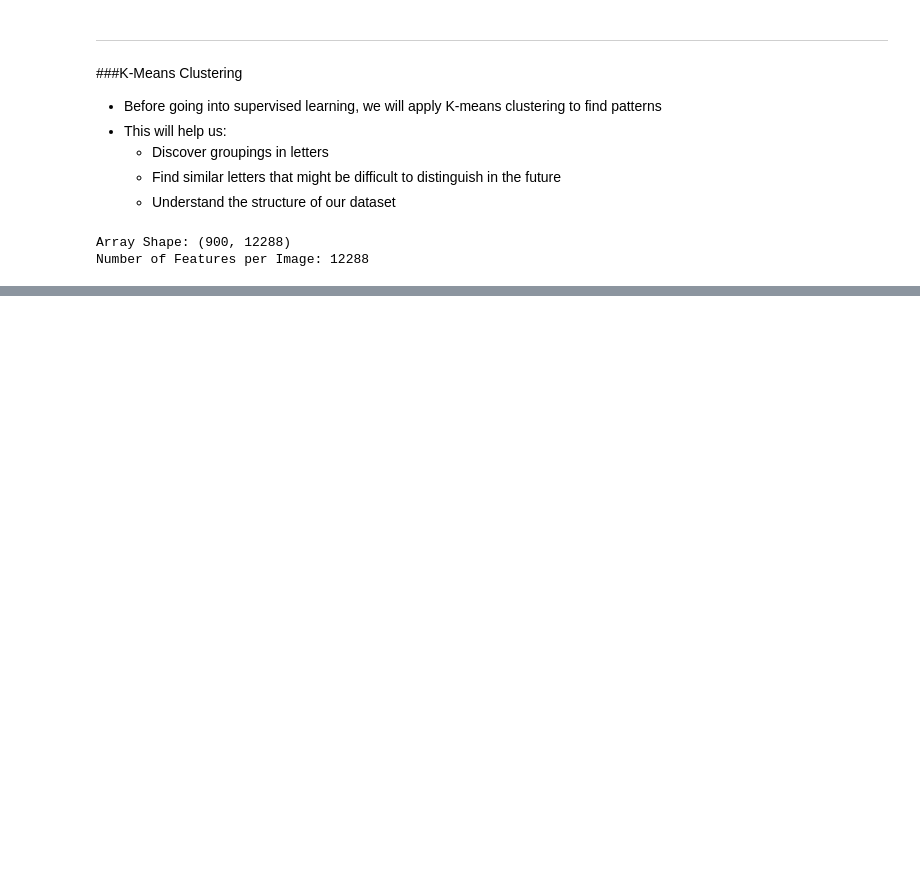
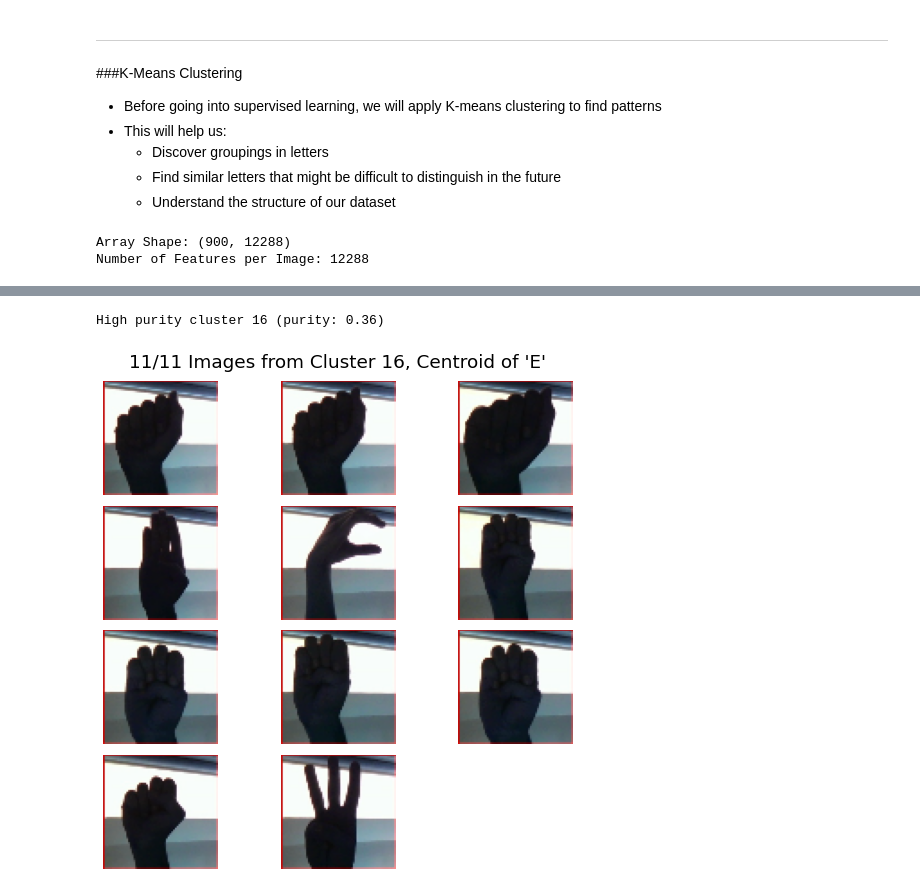
Before and after one commit to GriffinSnider/ASL_Fingerspelling_Recognition, a Jupyter notebook: ASL_Notebook.ipynb, the cells around one changed output, grey strips where cells are left out. Saved outputs shown, nothing was run; the diff lists cells and outputs as text; code cells hidden in the pictures; blank space fills up the shorter version.

Commit message:
add cluster purity visualization

```diff
--- a/ASL_Notebook.ipynb
+++ b/ASL_Notebook.ipynb
@@ -476,0 +477,68 @@ plot_cluster_results(4, 5)
+# %%
+#function for visual from a specific cluster
+def plot_cluster_images(cluster_num):
+    #gets the indices of all images assigned to this cluster
+    cluster_indices = np.where(kmeans_labs == cluster_num)[0]
+
+    #limits the number of images displayed to 81 max
+    num_images = min(81, len(cluster_indices))
+    #calculates the number of rows and columns
+    rows = int(np.ceil(np.sqrt(num_images)))
+    cols = int(np.ceil(num_images / rows))
+
+    #creates the plot and flattens the axes array
+    fig, ax = plt.subplots(rows, cols, figsize=(8, 8), dpi=70)
+    ax = ax.flatten()
+
+    #gets the most letter for this cluster
+    centroid_letter = y_sample[rep_letter_index[cluster_num]]
+
+    #sets the title with cluster info and the centroid letter
+    fig.suptitle(f"{num_images}/{len(cluster_indices)} Images from Cluster {cluster_num}, Centroid of \'{centroid_letter}\'",
+                 fontsize=19, y=0.94)
+
+    #displays each image and removes axis markings
+    for i in range(num_images):
+        ax[i].imshow(X_sample[cluster_indices[i]])
+        ax[i].axis('off')
+
+    #hides any extra subplots if there are fewer images than slots
+    for i in range(num_images, len(ax)):
+        ax[i].axis('off')
+
+    #adjusts the layout to prevent overlap with the title
+    plt.tight_layout(rect=[0, 0, 1, 0.96])
+    #shows the final image grid
+    plt.show()
+
+#creates a df linking images to their cluster
+sample_data_kmeans_labs = pd.DataFrame({'letter_label': y_sample, 'kmeans_lab': kmeans_labs})
+
+#dict to store purity scores for each cluster
+cluster_purity = {}
+for cluster in range(n_groups):
+    #gets the letter labels of all images in the cluster
+    cluster_letters = sample_data_kmeans_labs[sample_data_kmeans_labs['kmeans_lab'] == cluster]['letter_label']
+    if len(cluster_letters) > 0:
+        #finds the most common letter in the cluster
+        most_common_letter = cluster_letters.value_counts().idxmax()
+        #calc purity as the fraction of the dominant letter in the cluster
+        purity = cluster_letters.value_counts().max() / len(cluster_letters)
+        #stores the cluster's purity score
+        cluster_purity[cluster] = purity
+
+#sorts clusters by purity in descending order
+sorted_clusters = sorted(cluster_purity.items(), key=lambda x: x[1], reverse=True)
+
+#gets the cluster with the highest purity
+high_purity_cluster = sorted_clusters[0][0]
+#gets the cluster with the lowest purity
+low_purity_cluster = sorted_clusters[-1][0]
+
+#prints info about the highest purity cluster
+print(f"High purity cluster {high_purity_cluster} (purity: {sorted_clusters[0][1]:.2f})")
+#plots images from the highest purity cluster
+plot_cluster_images(high_purity_cluster)
+# %% [output]
+High purity cluster 16 (purity: 0.36)
+[figure, added]
```
Also changed, not shown: parts of 6 cells of this notebook.
